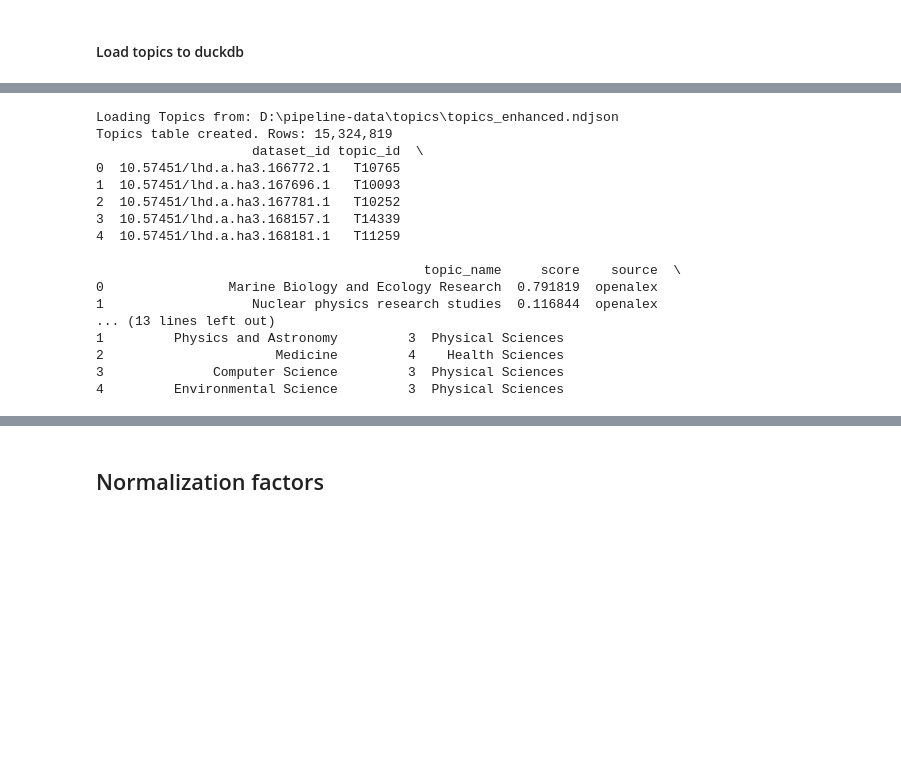
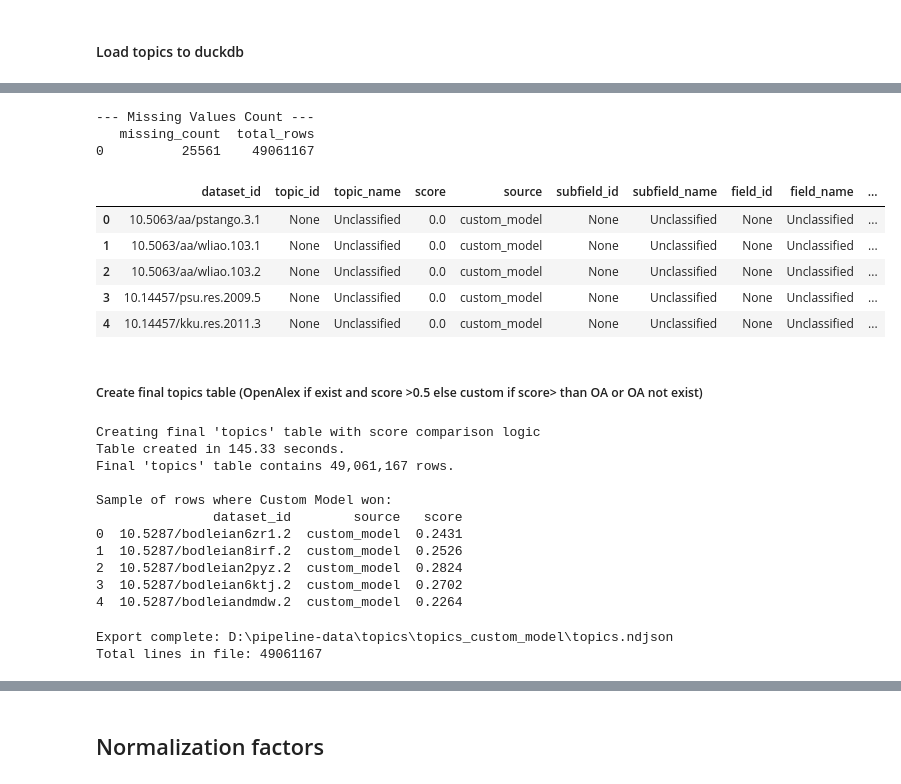
Before and after one commit to data-S-index/s-index-pipeline, a Jupyter notebook: notebooks-batch/final_processing.ipynb, the cells around one changed output, grey strips where cells are left out. Drawn from its saved outputs; the diff is of its cells as text; code cells hidden in the pictures; blank space fills up the shorter version.

```diff
--- a/notebooks-batch/final_processing.ipynb
+++ b/notebooks-batch/final_processing.ipynb
@@ -268,20 +313,65 @@ FAIR Scores table created. Rows: 49,061,166
+# %%
+con = duckdb.connect(dataset_reports_db)
+query = """
+SELECT
+    count(*) FILTER (WHERE topic_id IS NULL) AS missing_count,
+    count(*) AS total_rows
+FROM topics_custom_model;
+"""
+print("--- Missing Values Count ---")
+print(con.execute(query).df())
+
+# 2. Previewing the rows
+preview_query = """
+SELECT * FROM topics_custom_model
+WHERE topic_id IS NULL
+LIMIT 5;
+"""
+display(con.execute(preview_query).df())
+
+con.close()
+# %% [output]
+--- Missing Values Count ---
+   missing_count  total_rows
+0          25561    49061167
+|  | dataset_id | topic_id | topic_name | score | source | subfield_id | subfield_name | field_id | field_name | ... |
+| 0 | 10.5063/aa/pstango.3.1 | None | Unclassified | 0.0 | custom_model | None | Unclassified | None | Unclassified | ... |
+| 1 | 10.5063/aa/wliao.103.1 | None | Unclassified | 0.0 | custom_model | None | Unclassified | None | Unclassified | ... |
+| 2 | 10.5063/aa/wliao.103.2 | None | Unclassified | 0.0 | custom_model | None | Unclassified | None | Unclassified | ... |
+| 3 | 10.14457/psu.res.2009.5 | None | Unclassified | 0.0 | custom_model | None | Unclassified | None | Unclassified | ... |
+| 4 | 10.14457/kku.res.2011.3 | None | Unclassified | 0.0 | custom_model | None | Unclassified | None | Unclassified | ... |
+# %% [markdown]
+##### Create final topics table (OpenAlex if exist and score >0.5 else custom if score> than OA or OA not exist)
 # %%
-create_topics_table(dataset_reports_db, topics_file)
+create_topics_table(dataset_reports_db)
 # %% [output]
-Loading Topics from: D:\pipeline-data\topics\topics_enhanced.ndjson
-Topics table created. Rows: 15,324,819
-                    dataset_id topic_id  \
-0  10.57451/lhd.a.ha3.166772.1   T10765
-1  10.57451/lhd.a.ha3.167696.1   T10093
-2  10.57451/lhd.a.ha3.167781.1   T10252
-3  10.57451/lhd.a.ha3.168157.1   T14339
-4  10.57451/lhd.a.ha3.168181.1   T11259
+Creating final 'topics' table with score comparison logic
+Table created in 145.33 seconds.
+Final 'topics' table contains 49,061,167 rows.
 
-                                          topic_name     score    source  \
-0                Marine Biology and Ecology Research  0.791819  openalex
-1                   Nuclear physics research studies  0.116844  openalex
-... (13 lines left out)
-1         Physics and Astronomy         3  Physical Sciences
-2                      Medicine         4    Health Sciences
-3              Computer Science         3  Physical Sciences
-4         Environmental Science         3  Physical Sciences
+Sample of rows where Custom Model won:
+               dataset_id        source   score
+0  10.5287/bodleian6zr1.2  custom_model  0.2431
+1  10.5287/bodleian8irf.2  custom_model  0.2526
+2  10.5287/bodleian2pyz.2  custom_model  0.2824
+3  10.5287/bodleian6ktj.2  custom_model  0.2702
+4  10.5287/bodleiandmdw.2  custom_model  0.2264
+# %%
+# Export topics for our cloud database
+con = duckdb.connect(dataset_reports_db)
+output_file =  r"D:\pipeline-data\topics\topics.ndjson"
+con.execute(f"""
+    COPY topics
+    TO '{output_file}'
+    (FORMAT JSON, ARRAY FALSE);
+""")
+con.close()
+
+with open(output_file, 'rb') as f:
+    line_count = sum(1 for line in f)
+
+print(f"Export complete: {output_file}")
+print(f"Total lines in file: {line_count}")
+# %% [output]
+Export complete: D:\pipeline-data\topics\topics_custom_model\topics.ndjson
+Total lines in file: 49061167
```
Also changed, not shown: parts of 48 cells of this notebook, 6 other files.
